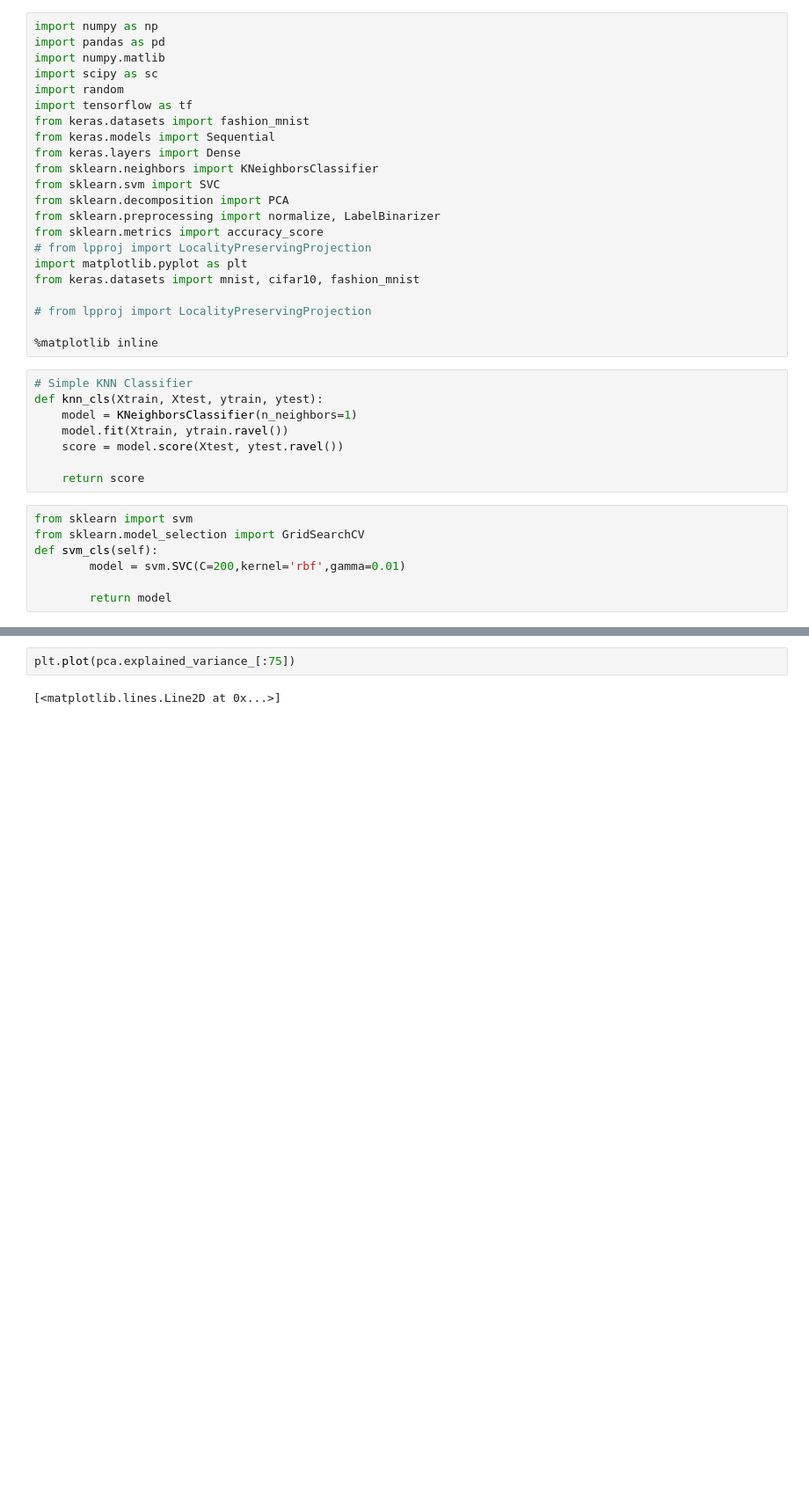
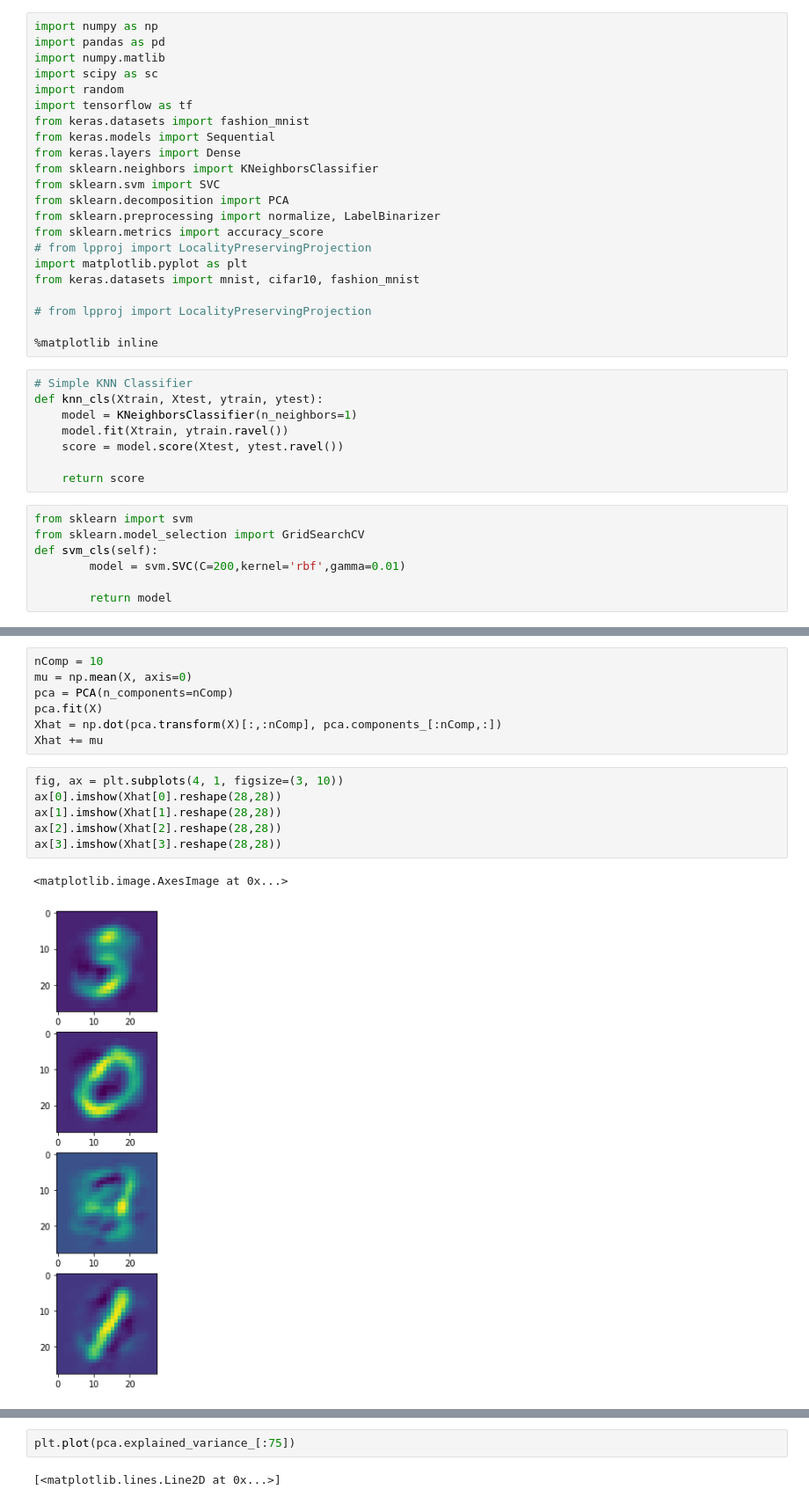
Before and after one commit to Ayakie/data_collaboration, a Jupyter notebook: notebooks/tests.ipynb, the cells around one changed output, grey strips where cells are left out. Shown at 88% size. Saved outputs shown, nothing was run; the diff lists cells and outputs as text; blank space fills up the shorter version.

```diff
--- a/notebooks/tests.ipynb
+++ b/notebooks/tests.ipynb
@@ -63,0 +60,16 @@ array([5.11687301e+00, 3.74139084e+00, 3.25270845e+00, 2.84162070e+00,
+# %%
+nComp = 10
+mu = np.mean(X, axis=0)
+pca = PCA(n_components=nComp)
+pca.fit(X)
+Xhat = np.dot(pca.transform(X)[:,:nComp], pca.components_[:nComp,:])
+Xhat += mu
+# %%
+fig, ax = plt.subplots(4, 1, figsize=(3, 10))
+ax[0].imshow(Xhat[0].reshape(28,28))
+ax[1].imshow(Xhat[1].reshape(28,28))
+ax[2].imshow(Xhat[2].reshape(28,28))
+ax[3].imshow(Xhat[3].reshape(28,28))
+# %% [output]
+<matplotlib.image.AxesImage at 0x...>
+[figure, added]
```
Also changed, not shown: parts of 5 cells of this notebook, 18 other files.
